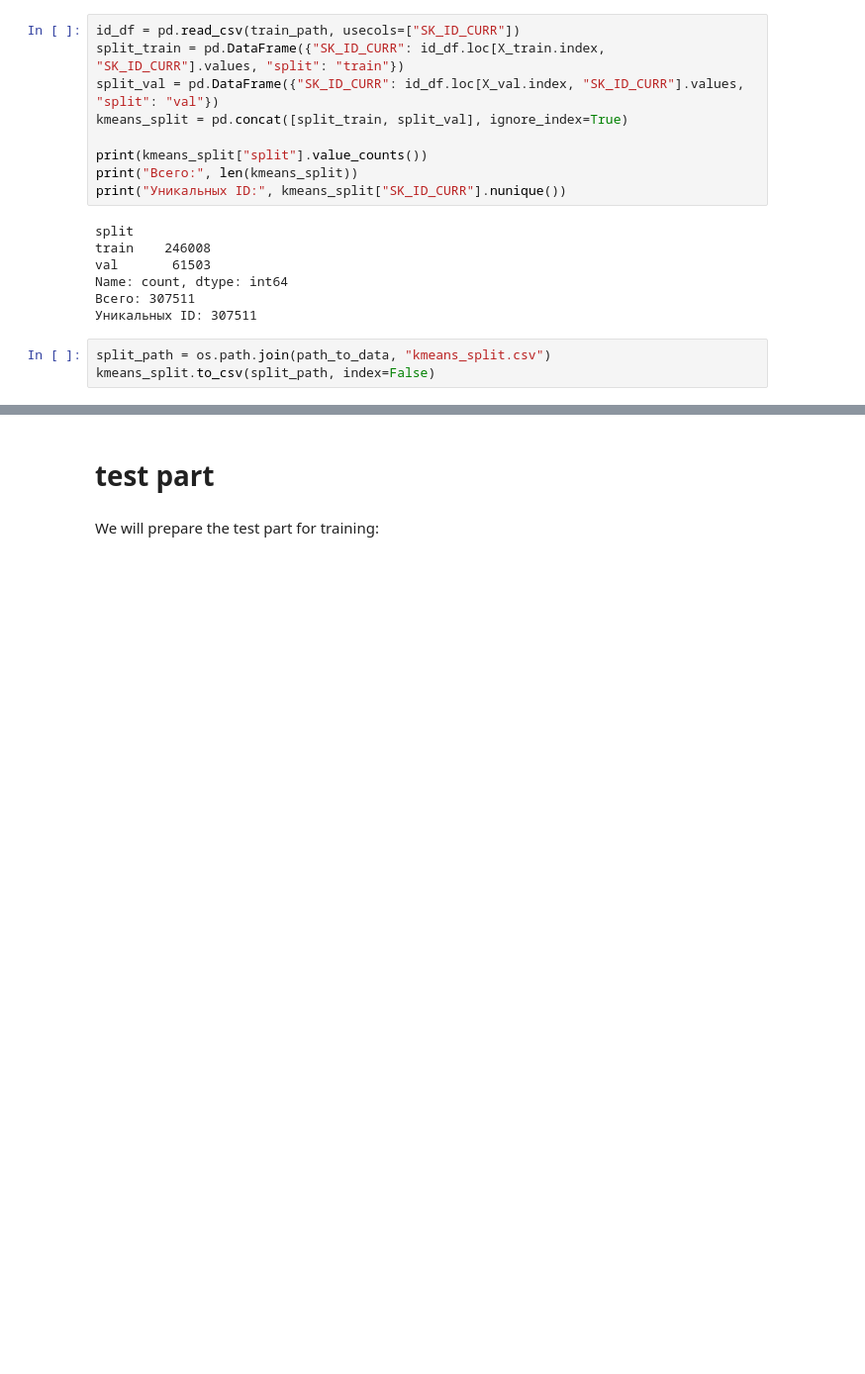
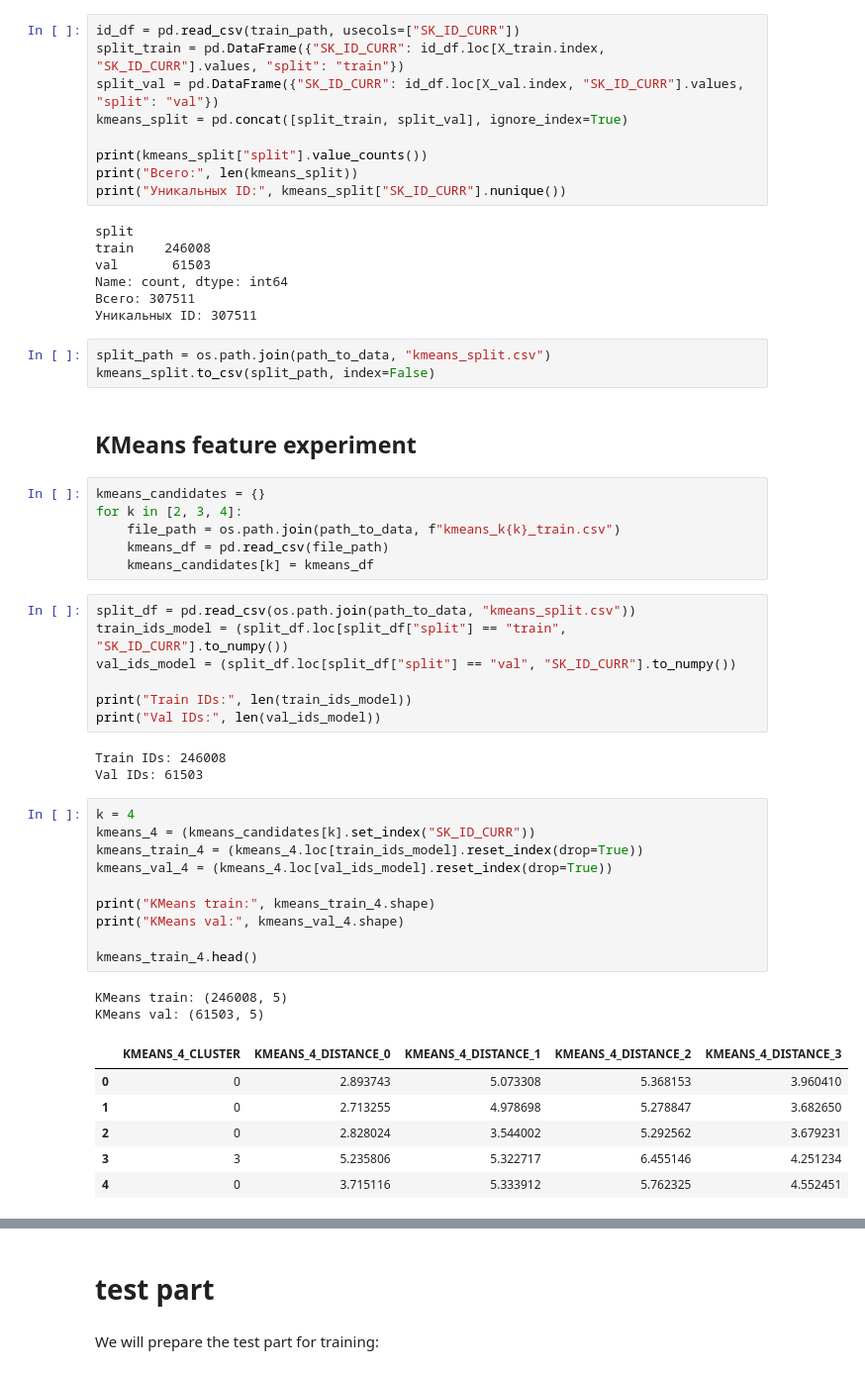
Before and after one commit to USL99/home-credit-default-risk, a Jupyter notebook: notebooks/04_model_tuning.ipynb, the cells around one changed output, grey strips where cells are left out. Shown at 99% size. Drawn from its saved outputs; the diff is of its cells as text; blank space fills up the shorter version.

Commit message:
LightGBM+KMeans feat

```diff
--- a/notebooks/04_model_tuning.ipynb
+++ b/notebooks/04_model_tuning.ipynb
@@ -1351,3 +1351,40 @@ Name: count, dtype: int64
 # %%
 split_path = os.path.join(path_to_data, "kmeans_split.csv")
 kmeans_split.to_csv(split_path, index=False)
+# %% [markdown]
+## KMeans feature experiment
+# %%
+kmeans_candidates = {}
+for k in [2, 3, 4]:
+    file_path = os.path.join(path_to_data, f"kmeans_k{k}_train.csv")
+    kmeans_df = pd.read_csv(file_path)
+    kmeans_candidates[k] = kmeans_df
+# %%
+split_df = pd.read_csv(os.path.join(path_to_data, "kmeans_split.csv"))
+train_ids_model = (split_df.loc[split_df["split"] == "train", "SK_ID_CURR"].to_numpy())
+val_ids_model = (split_df.loc[split_df["split"] == "val", "SK_ID_CURR"].to_numpy())
+
+print("Train IDs:", len(train_ids_model))
+print("Val IDs:", len(val_ids_model))
+# %% [output]
+Train IDs: 246008
+Val IDs: 61503
+# %%
+k = 4
+kmeans_4 = (kmeans_candidates[k].set_index("SK_ID_CURR"))
+kmeans_train_4 = (kmeans_4.loc[train_ids_model].reset_index(drop=True))
+kmeans_val_4 = (kmeans_4.loc[val_ids_model].reset_index(drop=True))
+
+print("KMeans train:", kmeans_train_4.shape)
+print("KMeans val:", kmeans_val_4.shape)
+
+kmeans_train_4.head()
+# %% [output]
+KMeans train: (246008, 5)
+KMeans val: (61503, 5)
+|  | KMEANS_4_CLUSTER | KMEANS_4_DISTANCE_0 | KMEANS_4_DISTANCE_1 | KMEANS_4_DISTANCE_2 | KMEANS_4_DISTANCE_3 |
+| 0 | 0 | 2.893743 | 5.073308 | 5.368153 | 3.960410 |
+| 1 | 0 | 2.713255 | 4.978698 | 5.278847 | 3.682650 |
+| 2 | 0 | 2.828024 | 3.544002 | 5.292562 | 3.679231 |
+| 3 | 3 | 5.235806 | 5.322717 | 6.455146 | 4.251234 |
+| 4 | 0 | 3.715116 | 5.333912 | 5.762325 | 4.552451 |
```
Also changed, not shown: parts of 6 cells of this notebook.
